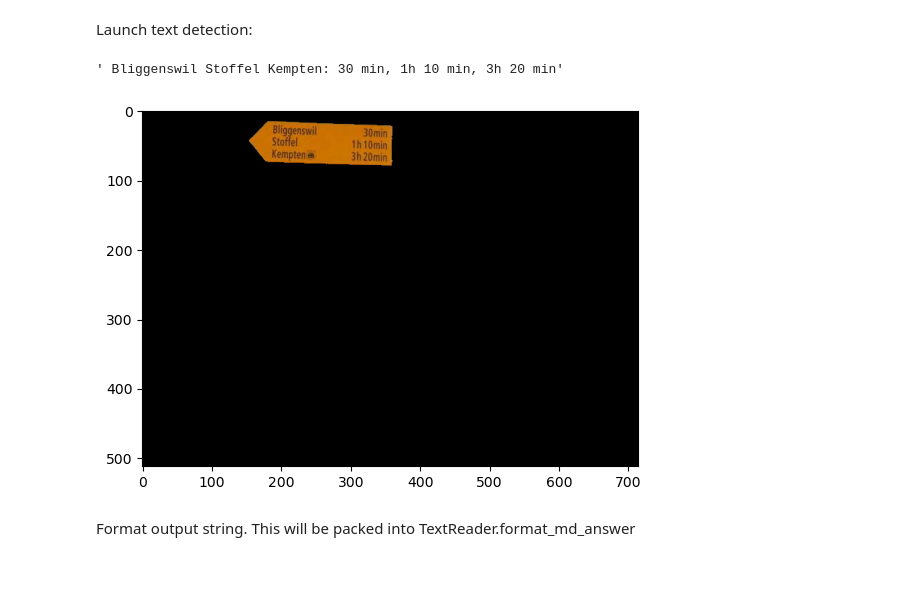
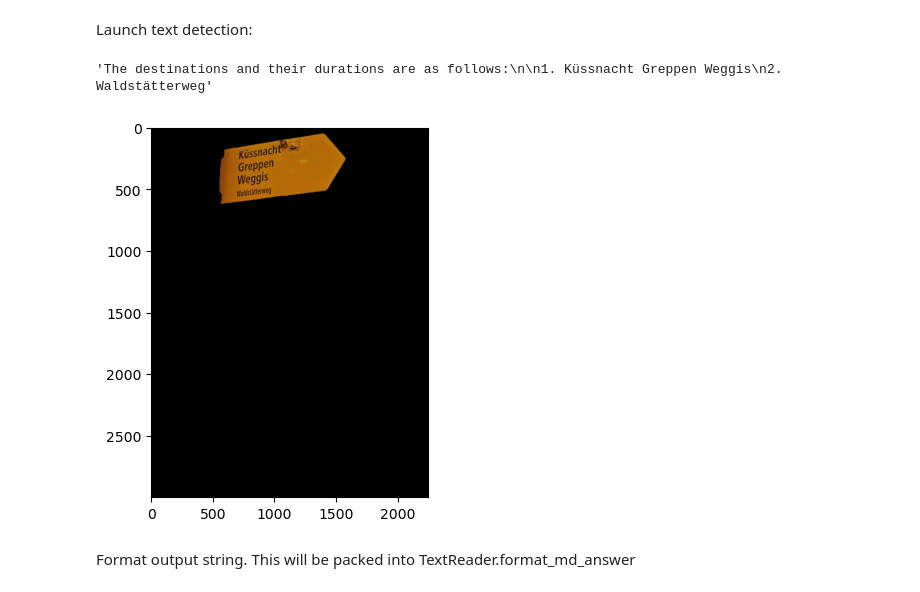
Before and after one commit to emoebel/usol-sign-reader, a Jupyter notebook: notebooks/prototyping_text_detection.ipynb, the cells around one changed output. Cells and saved outputs as stored; diff of their text form; code cells hidden in the pictures.

```diff
--- a/notebooks/prototyping_text_detection.ipynb
+++ b/notebooks/prototyping_text_detection.ipynb
@@ -8,7 +8,13 @@ import os
 import matplotlib.pyplot as plt
 
 #fname = '/Users/manu/boulot/unit_solutions/data/datasets/segmentation/cellpose/test/48159-1_2.jpg'
-fname = '/Users/manu/boulot/unit_solutions/data/datasets/segmentation/cellpose/test/118098-1_3.jpg'
+#fname = '/Users/manu/boulot/unit_solutions/data/datasets/segmentation/cellpose/test/118098-1_3.jpg'
+#fname = '/Users/manu/boulot/unit_solutions/data/datasets/bbox/yolo/images/val/OW-035768-01_3.jpeg'
+#fname = '/Users/manu/boulot/unit_solutions/data/datasets/bbox/yolo/images/val/OW-035770-01_2.jpeg'  # segmentation problems
+#fname = '/Users/manu/boulot/unit_solutions/data/datasets/bbox/yolo/images/val/OW-004102-01_7.jpeg'  # no durations (md says there are though)
+#fname = '/Users/manu/boulot/unit_solutions/data/datasets/bbox/yolo/images/val/OW-010822-01_5.jpg'  # no durations (md says there are though)
+#fname = '/Users/manu/boulot/unit_solutions/data/datasets/bbox/yolo/images/val/SZ-68620607_2.jpg'  # no durations
+fname = '/Users/manu/boulot/unit_solutions/data/datasets/bbox/yolo/images/val/SZ-67521509_2.jpg'  # no durations
 img_pil = Image.open(fname)
 img_np = np.asarray(img_pil)
 
@@ -30,6 +36,7 @@ with open(path_out + fname_mask, "wb") as f:
 # %% [markdown]
 Or load segmentation masks if they already have been computed:
 # %%
+path_out = '/Users/manu/boulot/unit_solutions/data/toy_data/masks/'
 with open(path_out + fname_mask, "rb") as f:
     masks = pickle.load(f)
 # %% [markdown]
@@ -45,7 +52,7 @@ def multiply_rgb_image_by_binary_mask(img_np, mask):
         img_np_focus[:, :, channel] = img_np[:, :, channel] * mask
     return img_np_focus
 
-idx_instance = 1
+idx_instance = 4 # /!\ CHOOSE SIGN HERE
 mask_sign = masks == idx_instance # get mask specific to current sign
 img_np_focus = multiply_rgb_image_by_binary_mask(img_np, mask_sign)
 img_pil_focus = Image.fromarray(img_np_focus, 'RGB')
@@ -59,18 +66,18 @@ model = md.vl(api_key="eyJhbGciOiJIUzI1NiIsInR5cCI6IkpXVCJ9.eyJrZXlfaWQiOiI0MDQ2
 Launch text detection:
 # %%
 query = 'Give me the name of the destinations and their durations'
-query = 'Transcribe the text in json format'
-query = 'Give me the name of the destinations and their durations, in natural reading order'
+#query = 'Transcribe the text in json format'
+#query = 'Give me the name of the destinations and their durations, in natural reading order'
 
 answer = model.query(img_pil_focus, query)['answer']
 
 fig, ax = plt.subplots(1,1)
 ax.imshow(img_np_focus)
 
 answer
 # %% [output]
-' Bliggenswil Stoffel Kempten: 30 min, 1h 10 min, 3h 20 min'
+'The destinations and their durations are as follows:\n\n1. Küssnacht Greppen Weggis\n2. Waldstätterweg'
-[figure, old version]
+[figure, new version]
 # %% [markdown]
 Format output string. This will be packed into TextReader.format_md_answer
 # %%
```
Also changed, not shown: parts of 6 cells of this notebook, 13 other files.
